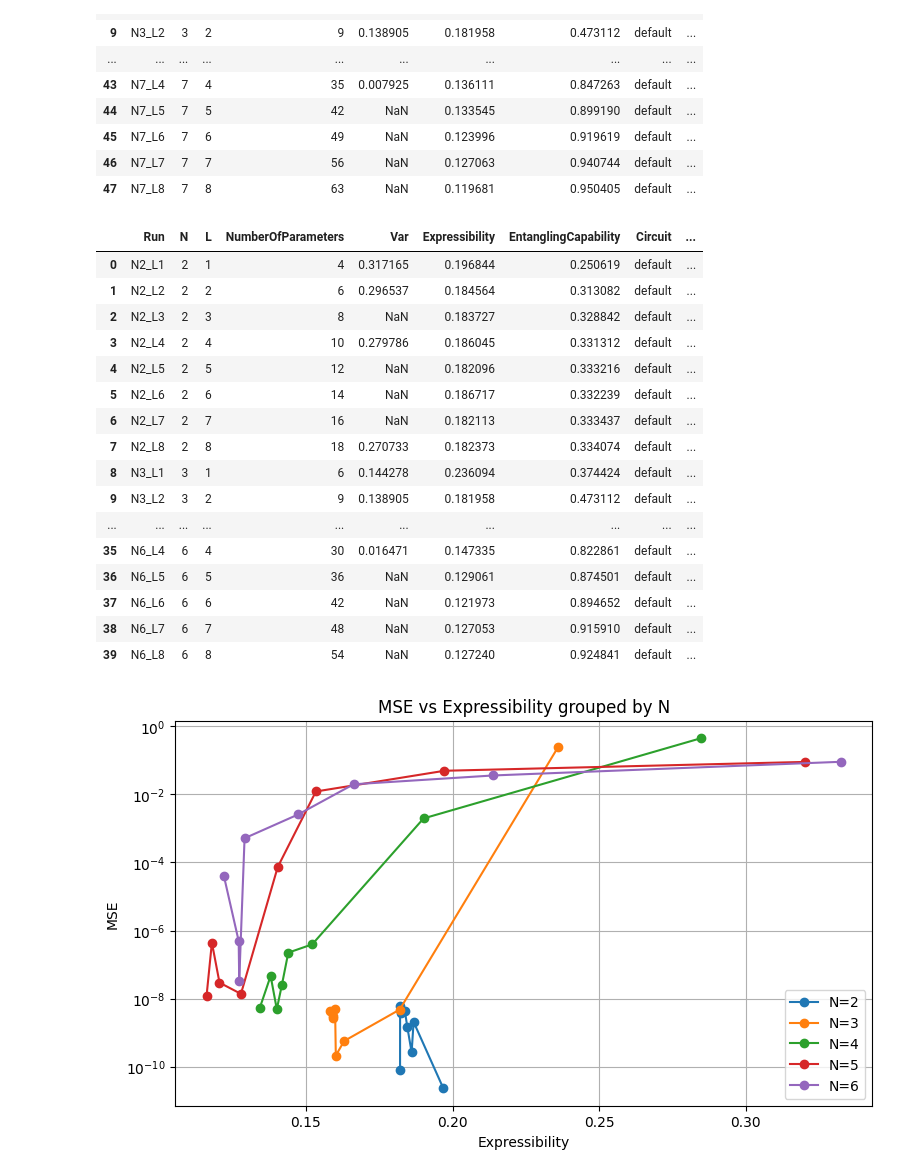
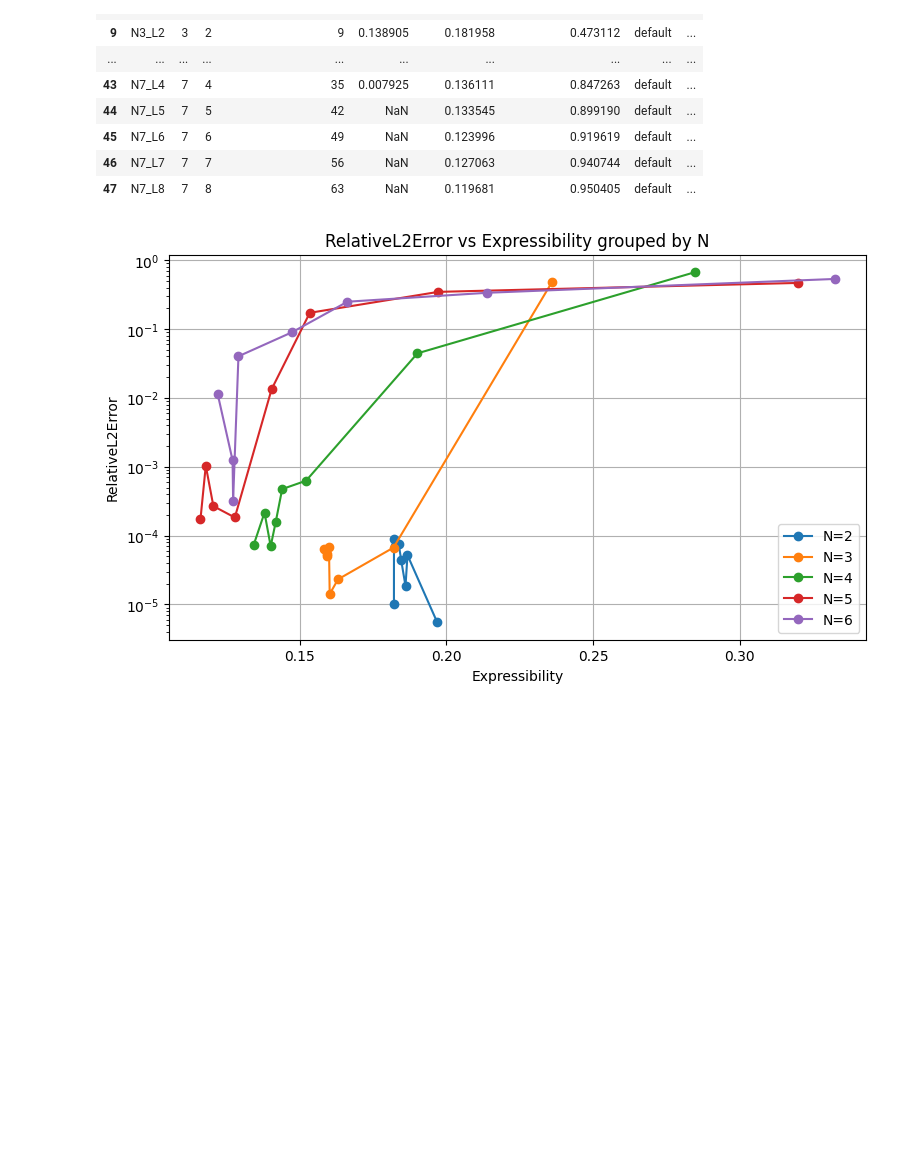
Before and after one commit to Joel-Kunk/VQCFD_quimb, a Jupyter notebook: analysis_results.ipynb, the cells around one changed output. Saved outputs shown, nothing was run; the diff lists cells and outputs as text; code cells hidden in the pictures; blank space fills up the shorter version.

```diff
--- a/analysis_results.ipynb
+++ b/analysis_results.ipynb
@@ -233,43 +246,26 @@ run_table
 # %%
 # Any columns in an.RUN_TABLE_COLUMNS can be used for X, Y, or GROUP_BY.
 X = "Expressibility"
-Y = "MSE"
+Y = "RelativeL2Error"
 GROUP_BY = "N"          # "N", "L", "Circuit", "InitialState", another column, or None
 
 NS = [2,3,4,5,6] # None               # e.g. [3, 4, 5]
-LS = None               # e.g. [1, 2, 3]
+LS = [1,2,3,4,5,6,7,8]               # e.g. [1, 2, 3]
 CIRCUITS = None         # e.g. ["default", "uni2", "brickwork_ring_ry"]
 INITIAL_STATES = None   # e.g. ["sine", "tapered_gaussian"]
-a
+
 filtered_table, ax = an.plot_run_table(
     run_table,
     x=X,
     y=Y,
     ns=NS,
     ls=LS,
     circuits=CIRCUITS,
     initial_states=INITIAL_STATES,
     group_by=GROUP_BY,
     kind="line",        # "line" or "scatter"
     log_y=True,
 )
-filtered_table
+# filtered_table
 # %% [output]
-|  | Run | N | L | NumberOfParameters | Var | Expressibility | EntanglingCapability | Circuit | ... |
-| 0 | N2_L1 | 2 | 1 | 4 | 0.317165 | 0.196844 | 0.250619 | default | ... |
-| 1 | N2_L2 | 2 | 2 | 6 | 0.296537 | 0.184564 | 0.313082 | default | ... |
-| 2 | N2_L3 | 2 | 3 | 8 | NaN | 0.183727 | 0.328842 | default | ... |
-| 3 | N2_L4 | 2 | 4 | 10 | 0.279786 | 0.186045 | 0.331312 | default | ... |
-| 4 | N2_L5 | 2 | 5 | 12 | NaN | 0.182096 | 0.333216 | default | ... |
-| 5 | N2_L6 | 2 | 6 | 14 | NaN | 0.186717 | 0.332239 | default | ... |
-| 6 | N2_L7 | 2 | 7 | 16 | NaN | 0.182113 | 0.333437 | default | ... |
-| 7 | N2_L8 | 2 | 8 | 18 | 0.270733 | 0.182373 | 0.334074 | default | ... |
-| 8 | N3_L1 | 3 | 1 | 6 | 0.144278 | 0.236094 | 0.374424 | default | ... |
-| 9 | N3_L2 | 3 | 2 | 9 | 0.138905 | 0.181958 | 0.473112 | default | ... |
-| ... | ... | ... | ... | ... | ... | ... | ... | ... | ... |
-| 35 | N6_L4 | 6 | 4 | 30 | 0.016471 | 0.147335 | 0.822861 | default | ... |
-| 36 | N6_L5 | 6 | 5 | 36 | NaN | 0.129061 | 0.874501 | default | ... |
-| 37 | N6_L6 | 6 | 6 | 42 | NaN | 0.121973 | 0.894652 | default | ... |
-| 38 | N6_L7 | 6 | 7 | 48 | NaN | 0.127053 | 0.915910 | default | ... |
-| 39 | N6_L8 | 6 | 8 | 54 | NaN | 0.127240 | 0.924841 | default | ... |
-[figure, old version]
+[figure, new version]
```
Also changed, not shown: parts of 4 cells of this notebook, 3 other files.
